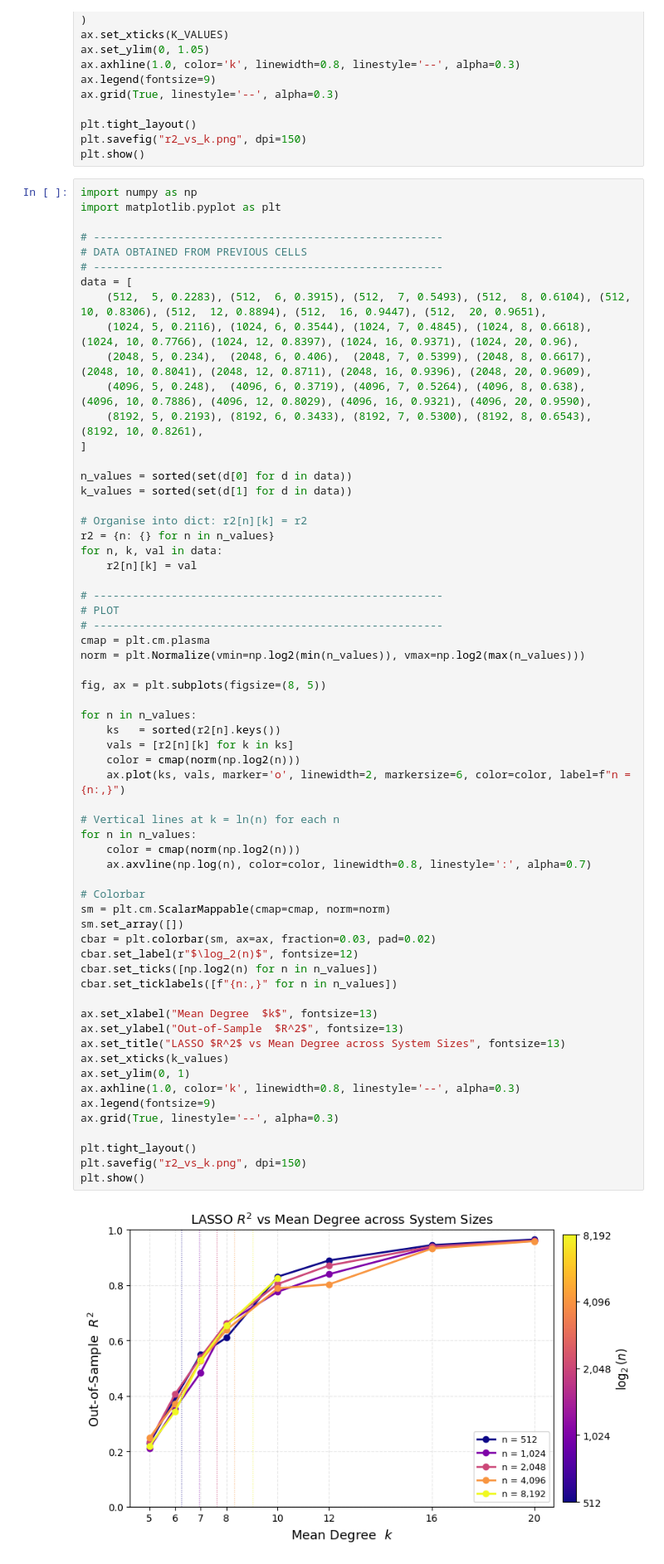
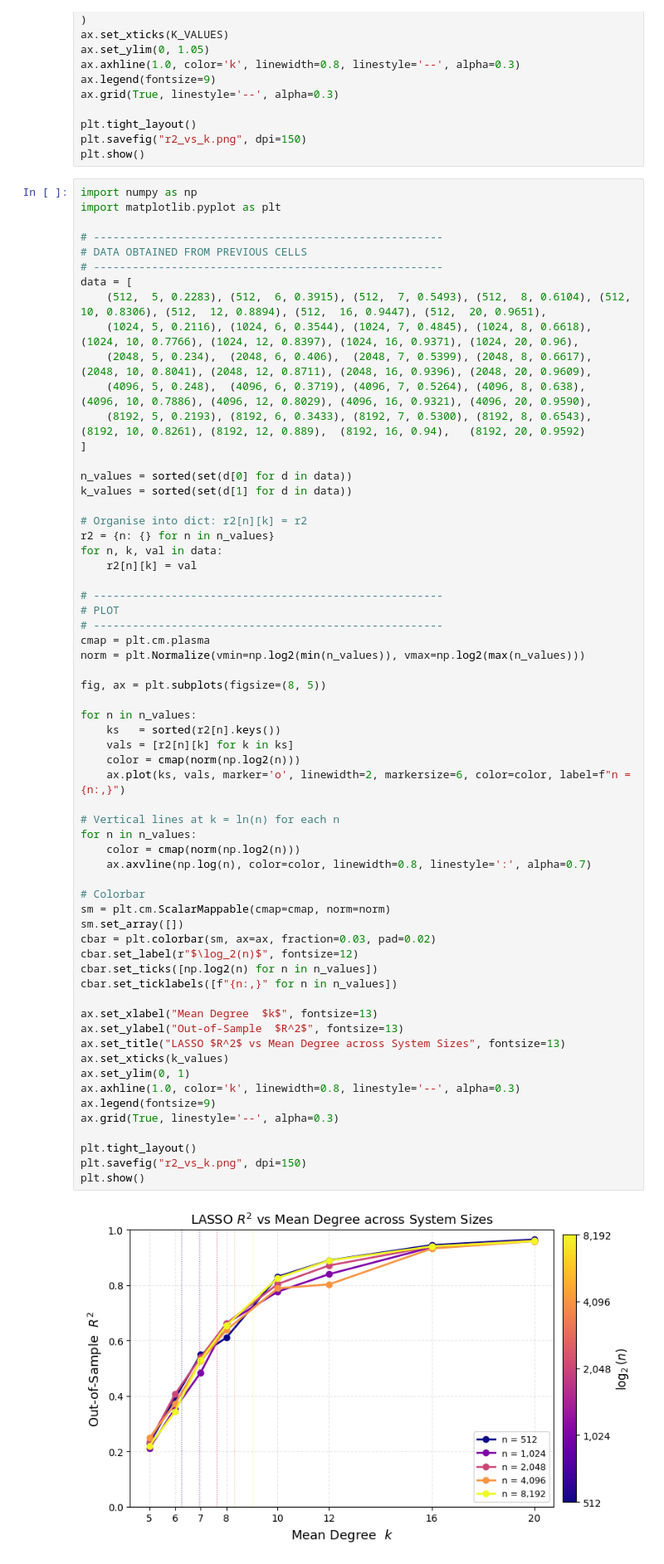
Before and after one commit to FilipRupchin/Random-Geometric-Graphs-and-Effective-Resistance, a Jupyter notebook: Asymptotic Analysis of LASSO Model Fit Quality.ipynb, the cells around one changed output. Shown at 83% size. Cells and saved outputs as stored; diff of their text form.

```diff
--- a/Asymptotic Analysis of LASSO Model Fit Quality.ipynb
+++ b/Asymptotic Analysis of LASSO Model Fit Quality.ipynb
@@ -302,7 +498,7 @@ data = [
     (1024, 5, 0.2116), (1024, 6, 0.3544), (1024, 7, 0.4845), (1024, 8, 0.6618), (1024, 10, 0.7766), (1024, 12, 0.8397), (1024, 16, 0.9371), (1024, 20, 0.96),
     (2048, 5, 0.234),  (2048, 6, 0.406),  (2048, 7, 0.5399), (2048, 8, 0.6617), (2048, 10, 0.8041), (2048, 12, 0.8711), (2048, 16, 0.9396), (2048, 20, 0.9609),
     (4096, 5, 0.248),  (4096, 6, 0.3719), (4096, 7, 0.5264), (4096, 8, 0.638),  (4096, 10, 0.7886), (4096, 12, 0.8029), (4096, 16, 0.9321), (4096, 20, 0.9590),
-    (8192, 5, 0.2193), (8192, 6, 0.3433), (8192, 7, 0.5300), (8192, 8, 0.6543), (8192, 10, 0.8261),
+    (8192, 5, 0.2193), (8192, 6, 0.3433), (8192, 7, 0.5300), (8192, 8, 0.6543), (8192, 10, 0.8261), (8192, 12, 0.889),  (8192, 16, 0.94),   (8192, 20, 0.9592)
 ]
 
 n_values = sorted(set(d[0] for d in data))
@@ -326,31 +522,31 @@ for n in n_values:
     vals = [r2[n][k] for k in ks]
     color = cmap(norm(np.log2(n)))
     ax.plot(ks, vals, marker='o', linewidth=2, markersize=6, color=color, label=f"n = {n:,}")
 
 # Vertical lines at k = ln(n) for each n
 for n in n_values:
     color = cmap(norm(np.log2(n)))
     ax.axvline(np.log(n), color=color, linewidth=0.8, linestyle=':', alpha=0.7)
 
 # Colorbar
 sm = plt.cm.ScalarMappable(cmap=cmap, norm=norm)
 sm.set_array([])
 cbar = plt.colorbar(sm, ax=ax, fraction=0.03, pad=0.02)
 cbar.set_label(r"$\log_2(n)$", fontsize=12)
 cbar.set_ticks([np.log2(n) for n in n_values])
 cbar.set_ticklabels([f"{n:,}" for n in n_values])
 
 ax.set_xlabel("Mean Degree  $k$", fontsize=13)
 ax.set_ylabel("Out-of-Sample  $R^2$", fontsize=13)
 ax.set_title("LASSO $R^2$ vs Mean Degree across System Sizes", fontsize=13)
 ax.set_xticks(k_values)
 ax.set_ylim(0, 1)
 ax.axhline(1.0, color='k', linewidth=0.8, linestyle='--', alpha=0.3)
 ax.legend(fontsize=9)
 ax.grid(True, linestyle='--', alpha=0.3)
 
 plt.tight_layout()
 plt.savefig("r2_vs_k.png", dpi=150)
 plt.show()
 # %% [output]
-[figure, old version]
+[figure, new version]
```
Also changed, not shown: parts of 5 cells of this notebook, 3 other files.
